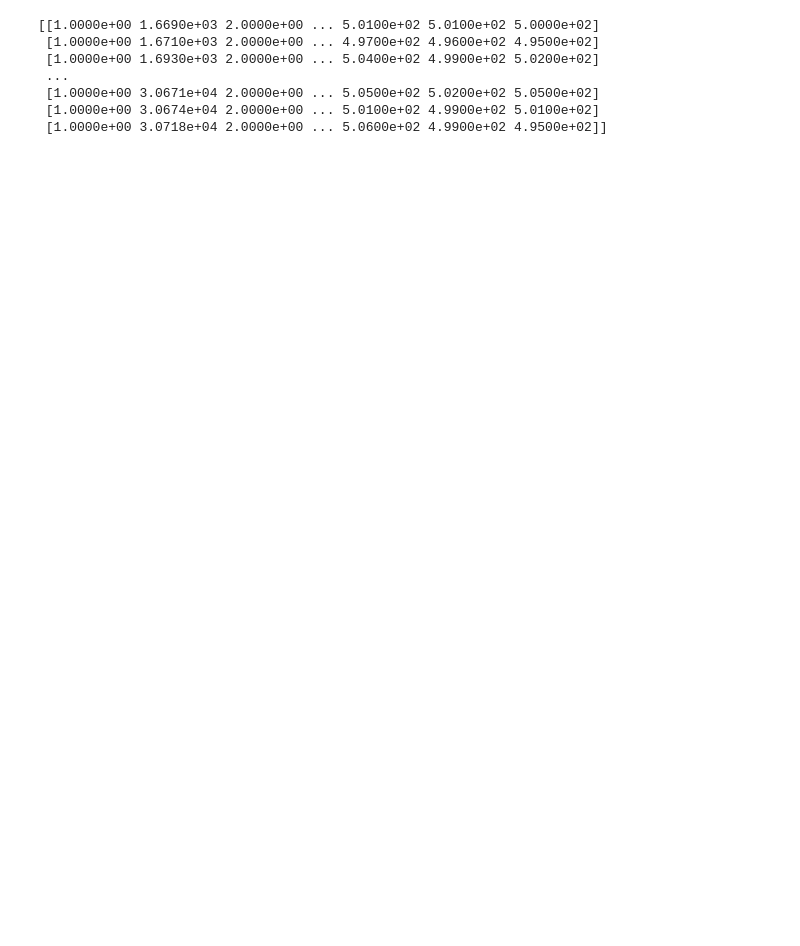
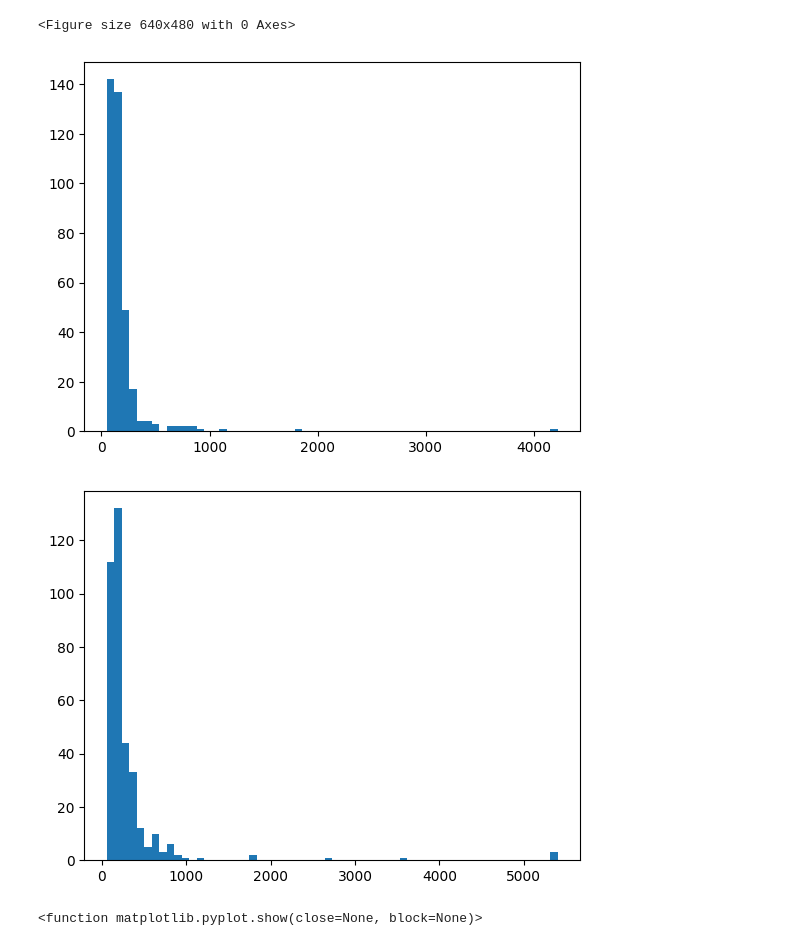
Before and after one commit to dune-sn-online-pointing/tp-generator, a Jupyter notebook: generateTpsFromWfs.ipynb, the cells around one changed output. Saved outputs shown, nothing was run; the diff lists cells and outputs as text; code cells hidden in the pictures; blank space fills up the shorter version.

```diff
--- a/generateTpsFromWfs.ipynb
+++ b/generateTpsFromWfs.ipynb
@@ -7,11 +54,5 @@ import matplotlib.pyplot as plt
 #load waveform data (100 low energy electron events, 5 - 100 MeV)
 col = np.loadtxt("/eos/home-e/evilla/dune/sn-data/standard/aggregated_prodmarley_nue_spectrum_radiological_decay0_dune10kt_refactored_1x2x6_CC-WFdump-1events_thr30/waveforms_tryWfDumper.txt")
 ind = np.loadtxt("data/PedSubWaveform_Induction_Dump.txt")
+event = 1
+threshold = 30
-# %% [output]
-[[1.0000e+00 1.6690e+03 2.0000e+00 ... 5.0100e+02 5.0100e+02 5.0000e+02]
- [1.0000e+00 1.6710e+03 2.0000e+00 ... 4.9700e+02 4.9600e+02 4.9500e+02]
- [1.0000e+00 1.6930e+03 2.0000e+00 ... 5.0400e+02 4.9900e+02 5.0200e+02]
- ...
- [1.0000e+00 3.0671e+04 2.0000e+00 ... 5.0500e+02 5.0200e+02 5.0500e+02]
- [1.0000e+00 3.0674e+04 2.0000e+00 ... 5.0100e+02 4.9900e+02 5.0100e+02]
- [1.0000e+00 3.0718e+04 2.0000e+00 ... 5.0600e+02 4.9900e+02 4.9500e+02]]
@@ -20,0 +82,42 @@ def area_recover(hit):
+# %%
+#Calculate true area and aprixumated area
+
+recovered_area_list = []
+#plot collection waveforms from event
+fig1 = plt.figure()
+offset = 0
+count = 0
+adc_integral = []
+adc_plus_recovered = []
+approximated_error = []
+adc_integral_error = []
+for data in col:
+    pedestal = np.mean(data[3:15])
+    data[2:] = data[2:] - pedestal
+    if (data[0]==event):
+        ADCS = data[2:]
+        hits,true_areas = TPFinder(ADCS, threshold)
+        for i,hit in enumerate(hits):
+            recovered_area = recover_area(hit)
+            recovered_area_list.append(recovered_area)
+            adc_integral.append(hit.adc_integral)
+            adc_integral_error.append(np.abs(hit.adc_integral-true_areas[i])/true_areas[i])
+            approximated_area = recovered_area + hit.adc_integral
+            adc_plus_recovered.append(approximated_area)
+            approximated_error.append(np.abs(approximated_area-true_areas[i])/true_areas[i])
+# %% [output]
+<Figure size 640x480 with 0 Axes>
+# %%
+#plot areas
+plt.hist(adc_integral, bins=60)
+plt.show()
+plt.hist(recovered_area_list,bins=60)
+plt.show()
+plt.hist(approximated_error,bins=60,range=(0,5))
+plt.show
+plt.hist(adc_integral_error,bins=60,range=(0,5))
+plt.show
+# %% [output]
+[figure, added]
+[figure, added]
+<function matplotlib.pyplot.show(close=None, block=None)>
```
Also changed, not shown: parts of 7 cells of this notebook, 2 other files.
